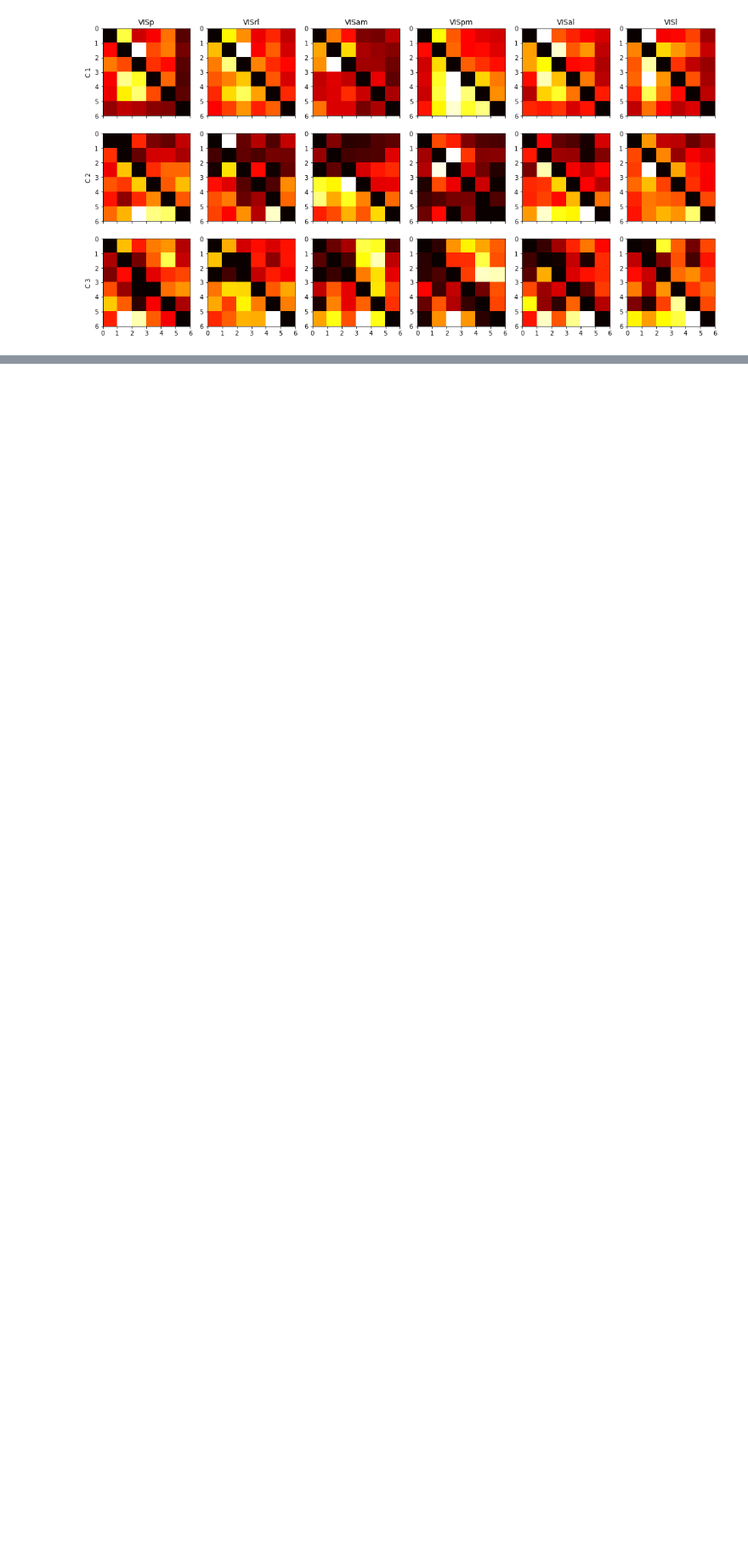
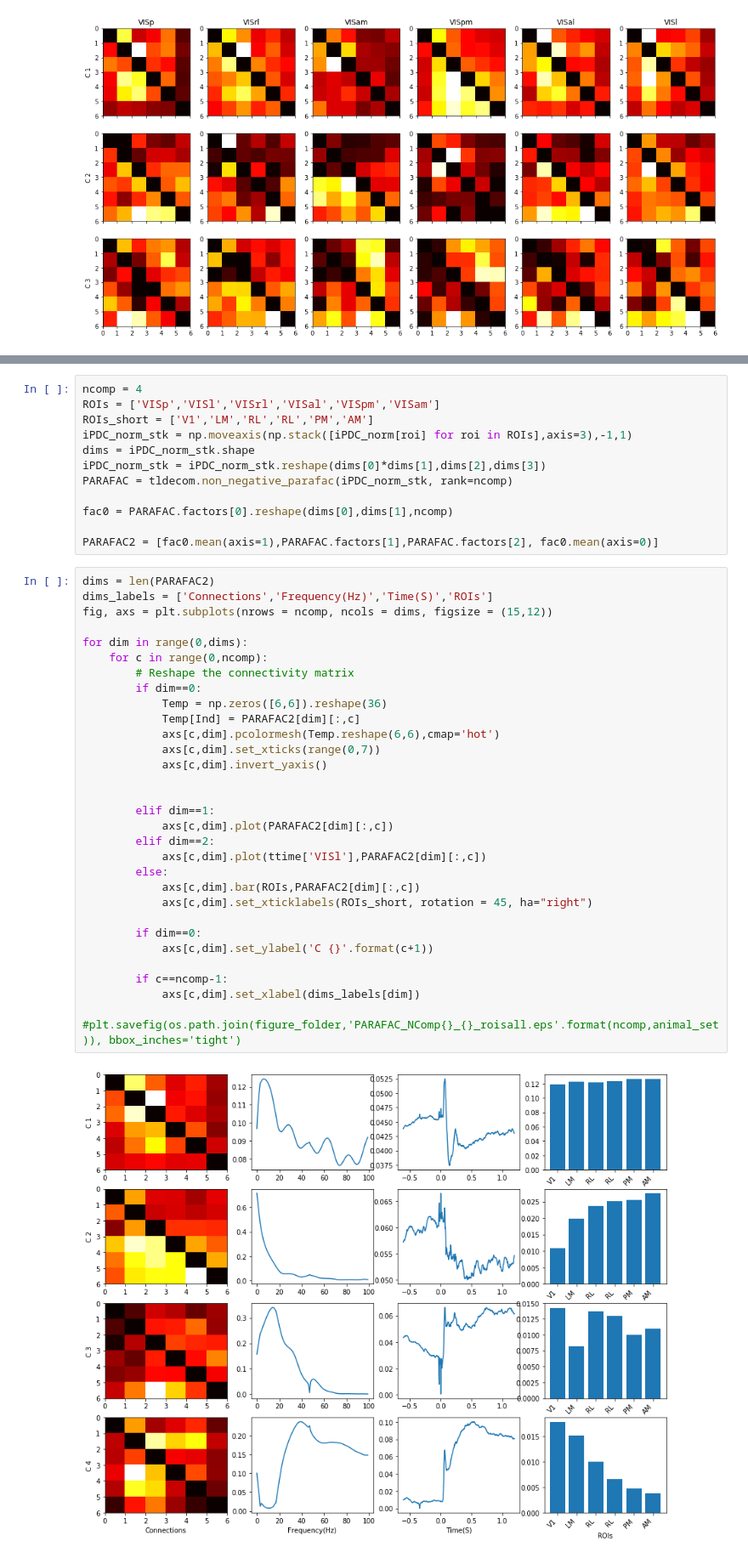
Before and after one commit to EBarzegaran/MouseVisualCoding, a Jupyter notebook: Visualization/Plot_IntraArea_ROI.ipynb, the cells around one changed output, grey strips where cells are left out. Shown: that part at 85% size. Cells and saved outputs as stored; diff of their text form; blank space fills up the shorter version.

```diff
--- a/Visualization/Plot_IntraArea_ROI.ipynb
+++ b/Visualization/Plot_IntraArea_ROI.ipynb
@@ -173,0 +236,45 @@ plt.savefig(os.path.join(figure_folder,'PARAFAC_NComp{}_{}_conn.eps'.format(ncom
+# %%
+ncomp = 4
+ROIs = ['VISp','VISl','VISrl','VISal','VISpm','VISam']
+ROIs_short = ['V1','LM','RL','RL','PM','AM']
+iPDC_norm_stk = np.moveaxis(np.stack([iPDC_norm[roi] for roi in ROIs],axis=3),-1,1)
+dims = iPDC_norm_stk.shape
+iPDC_norm_stk = iPDC_norm_stk.reshape(dims[0]*dims[1],dims[2],dims[3])
+PARAFAC = tldecom.non_negative_parafac(iPDC_norm_stk, rank=ncomp)
+
+fac0 = PARAFAC.factors[0].reshape(dims[0],dims[1],ncomp)
+
+PARAFAC2 = [fac0.mean(axis=1),PARAFAC.factors[1],PARAFAC.factors[2], fac0.mean(axis=0)]
+# %%
+dims = len(PARAFAC2)
+dims_labels = ['Connections','Frequency(Hz)','Time(S)','ROIs']
+fig, axs = plt.subplots(nrows = ncomp, ncols = dims, figsize = (15,12))
+
+for dim in range(0,dims):
+    for c in range(0,ncomp):
+        # Reshape the connectivity matrix
+        if dim==0:
+            Temp = np.zeros([6,6]).reshape(36)
+            Temp[Ind] = PARAFAC2[dim][:,c]
+            axs[c,dim].pcolormesh(Temp.reshape(6,6),cmap='hot')
+            axs[c,dim].set_xticks(range(0,7))
+            axs[c,dim].invert_yaxis()
+
+
+        elif dim==1:
+            axs[c,dim].plot(PARAFAC2[dim][:,c])
+        elif dim==2:
+            axs[c,dim].plot(ttime['VISl'],PARAFAC2[dim][:,c])
+        else:
+            axs[c,dim].bar(ROIs,PARAFAC2[dim][:,c])
+            axs[c,dim].set_xticklabels(ROIs_short, rotation = 45, ha="right")
+
+        if dim==0:
+            axs[c,dim].set_ylabel('C {}'.format(c+1))
+
+        if c==ncomp-1:
+            axs[c,dim].set_xlabel(dims_labels[dim])
+
+#plt.savefig(os.path.join(figure_folder,'PARAFAC_NComp{}_{}_roisall.eps'.format(ncomp,animal_set)), bbox_inches='tight')
+# %% [output]
+[figure, added]
```
Also changed, not shown: parts of 5 cells of this notebook, 5 other files.
